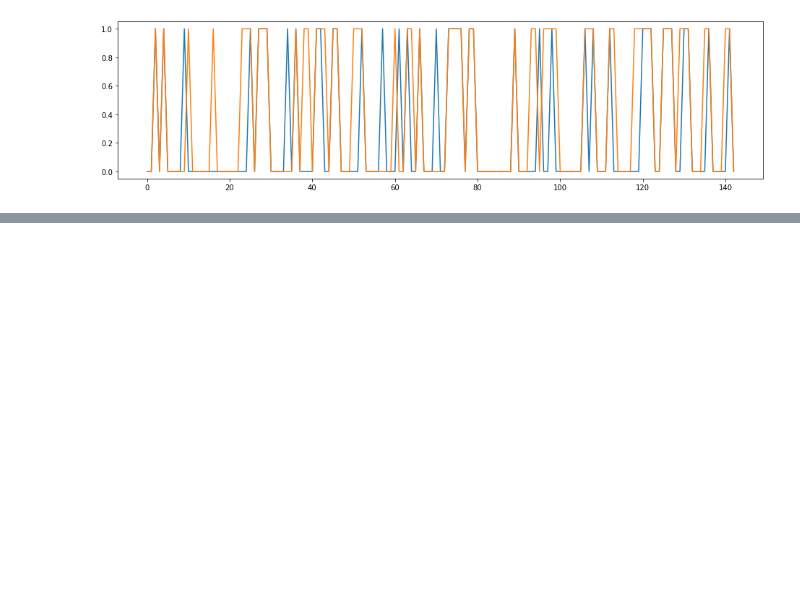
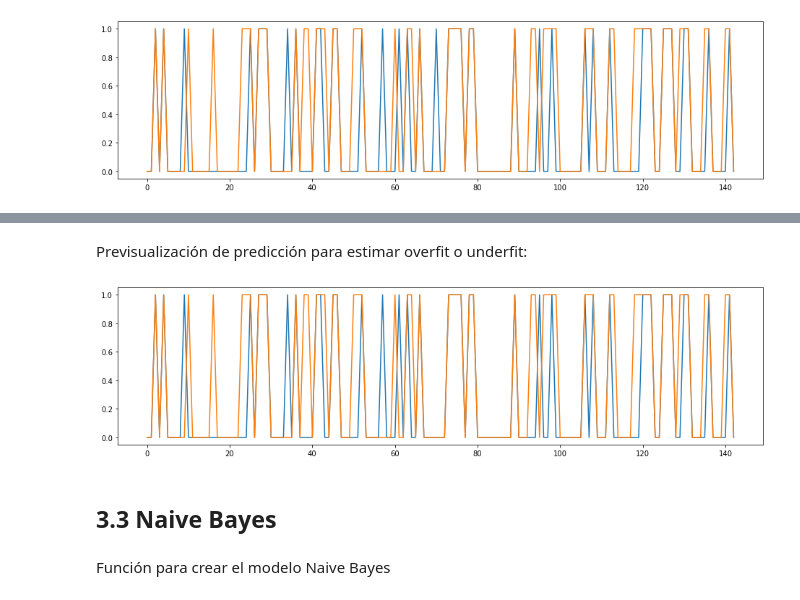
Before and after one commit to josedalvik/datascience_stlearning1_proyecto, a Jupyter notebook: Parte1-Entrenamiento.ipynb, the cells around one changed output, grey strips where cells are left out. Cells and saved outputs as stored; diff of their text form; code cells hidden in the pictures; blank space fills up the shorter version.

```diff
--- a/Parte1-Entrenamiento.ipynb
+++ b/Parte1-Entrenamiento.ipynb
@@ -670,0 +713,4 @@ E_identificar_sobre_entrenamiento(EAD_prediccion, E_validation_target)
+# %%
+ESVM_columnas = np.array(np.abs(AE_correlacion.loc["passenger_sex", E_train_features.columns])>0.1)
+ESVM_svm_modelo = ESVM_SVM(E_train_features, E_train_target, ESVM_columnas)
+ESVM_prediccion = ESVM_svm_modelo.predict(E_validation_features.iloc[:,ESVM_columnas])
@@ -670,0 +727,10 @@ E_identificar_sobre_entrenamiento(EAD_prediccion, E_validation_target)
+# %% [markdown]
+Previsualización de predicción para estimar overfit o underfit:
+# %%
+E_identificar_sobre_entrenamiento(ESVM_prediccion, E_validation_target)
+# %% [output]
+[figure, added]
+# %% [markdown]
+## 3.3 Naive Bayes
+# %% [markdown]
+Función para crear el modelo Naive Bayes
```
Also changed, not shown: parts of 19 cells of this notebook, 1 other file.
